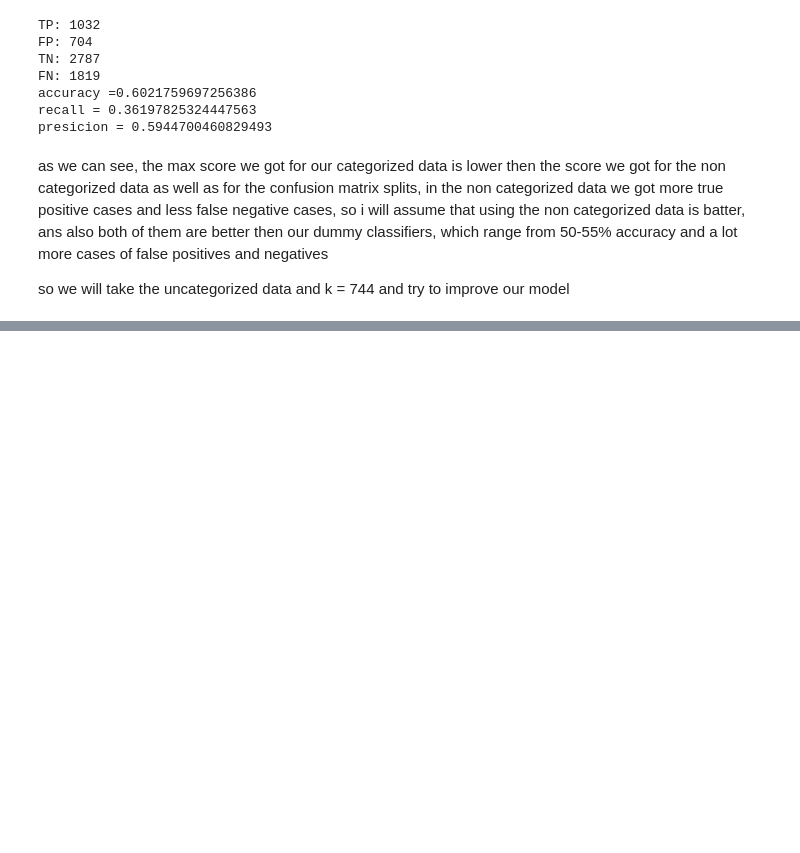
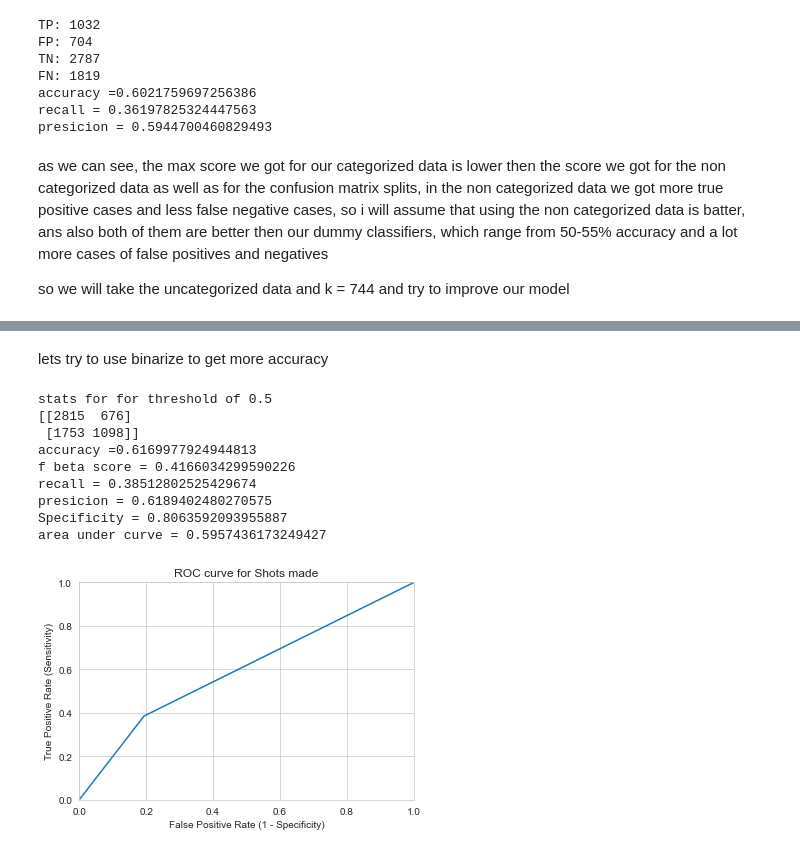
Before and after one commit to LiorBreitman8234/DataScienceFinalProjcet, a Jupyter notebook: nba shots.ipynb, the cells around one changed output, grey strips where cells are left out. Cells and saved outputs as stored; diff of their text form; code cells hidden in the pictures; blank space fills up the shorter version.

```diff
--- a/nba shots.ipynb
+++ b/nba shots.ipynb
@@ -1027,0 +988,7 @@ pred = knn_1.predict(data_test)
+# %%
+data_train, data_test, target_train, target_test = train_test_split(data, target,test_size = 0.05, random_state=10)
+knn = KNeighborsClassifier(n_neighbors=744)
+knn.fit(data_train, target_train)
+pred = knn.predict(data_test)
+predict_proba = knn.predict_proba(data_test)
+confusion = metrics.confusion_matrix(target_test, pred)
@@ -1027,0 +1034,30 @@ pred = knn_1.predict(data_test)
+# %% [markdown]
+lets try to use binarize to get more accuracy
+# %%
+print("stats for for threshold of 0.5" )
+print(confusion)
+print("accuracy =" + str(metrics.accuracy_score(target_test, pred)))
+print("f beta score = " + str(metrics.fbeta_score(target_test,pred, beta = 2)))
+print("recall = " + str(metrics.recall_score(target_test, pred)))
+print("presicion = " + str(metrics.precision_score(target_test, pred)))
+print("Specificity = " + str(confusion[0,0]/float(confusion[0,0] + confusion[0,1])))
+fpr, tpr, thresholds = metrics.roc_curve(target_test, pred)
+plt.plot(fpr, tpr)
+plt.xlim([0.0, 1.0])
+plt.ylim([0.0, 1.0])
+plt.title('ROC curve for Shots made')
+plt.xlabel('False Positive Rate (1 - Specificity)')
+plt.ylabel('True Positive Rate (Sensitivity)')
+plt.grid(True)
+print("area under curve = " + str(metrics.roc_auc_score(target_test, pred)))
+# %% [output]
+stats for for threshold of 0.5
+[[2815  676]
+ [1753 1098]]
+accuracy =0.6169977924944813
+f beta score = 0.4166034299590226
+recall = 0.38512802525429674
+presicion = 0.6189402480270575
+Specificity = 0.8063592093955887
+area under curve = 0.5957436173249427
+[figure, added]
```
Also changed, not shown: parts of 37 cells of this notebook.
